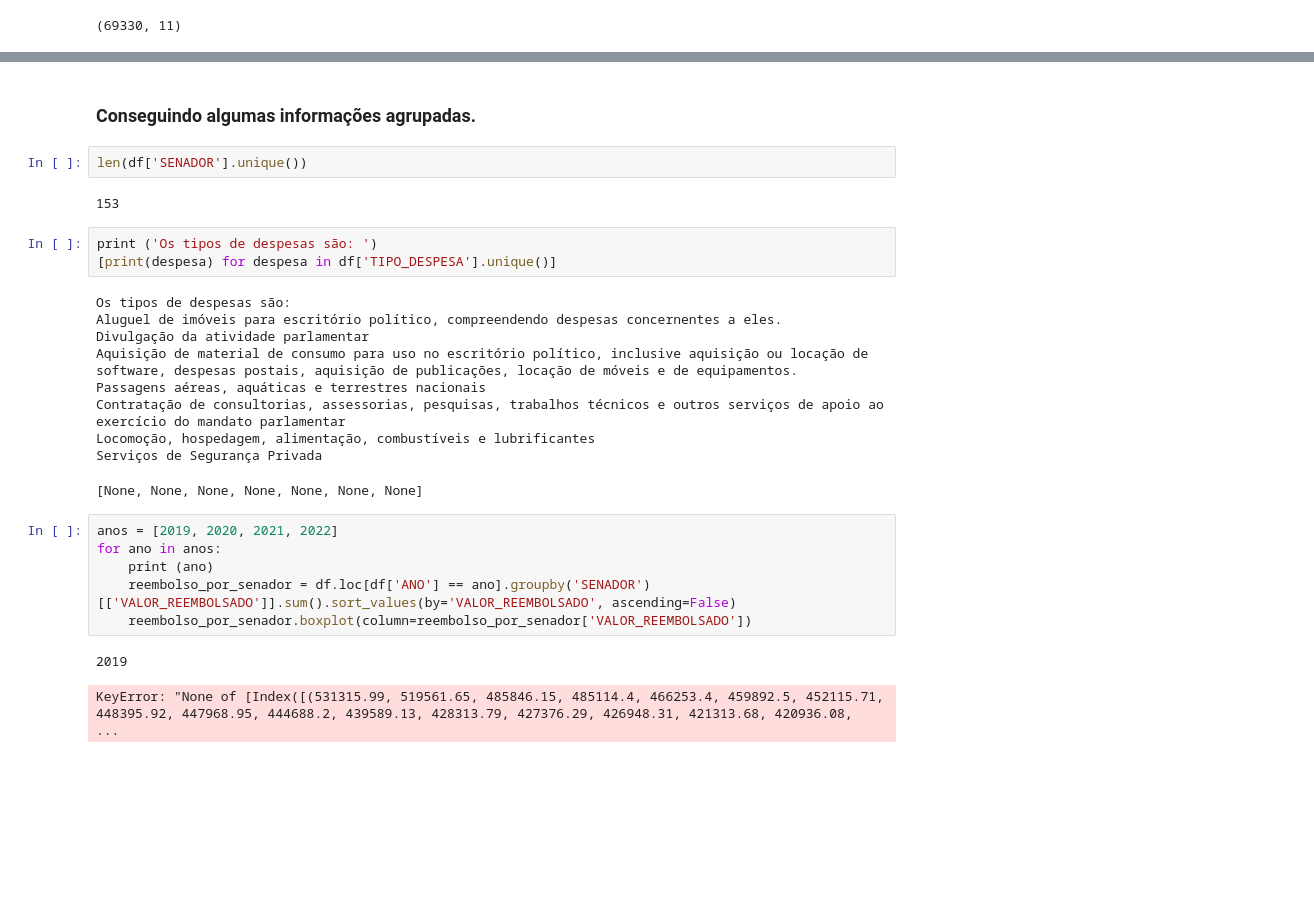
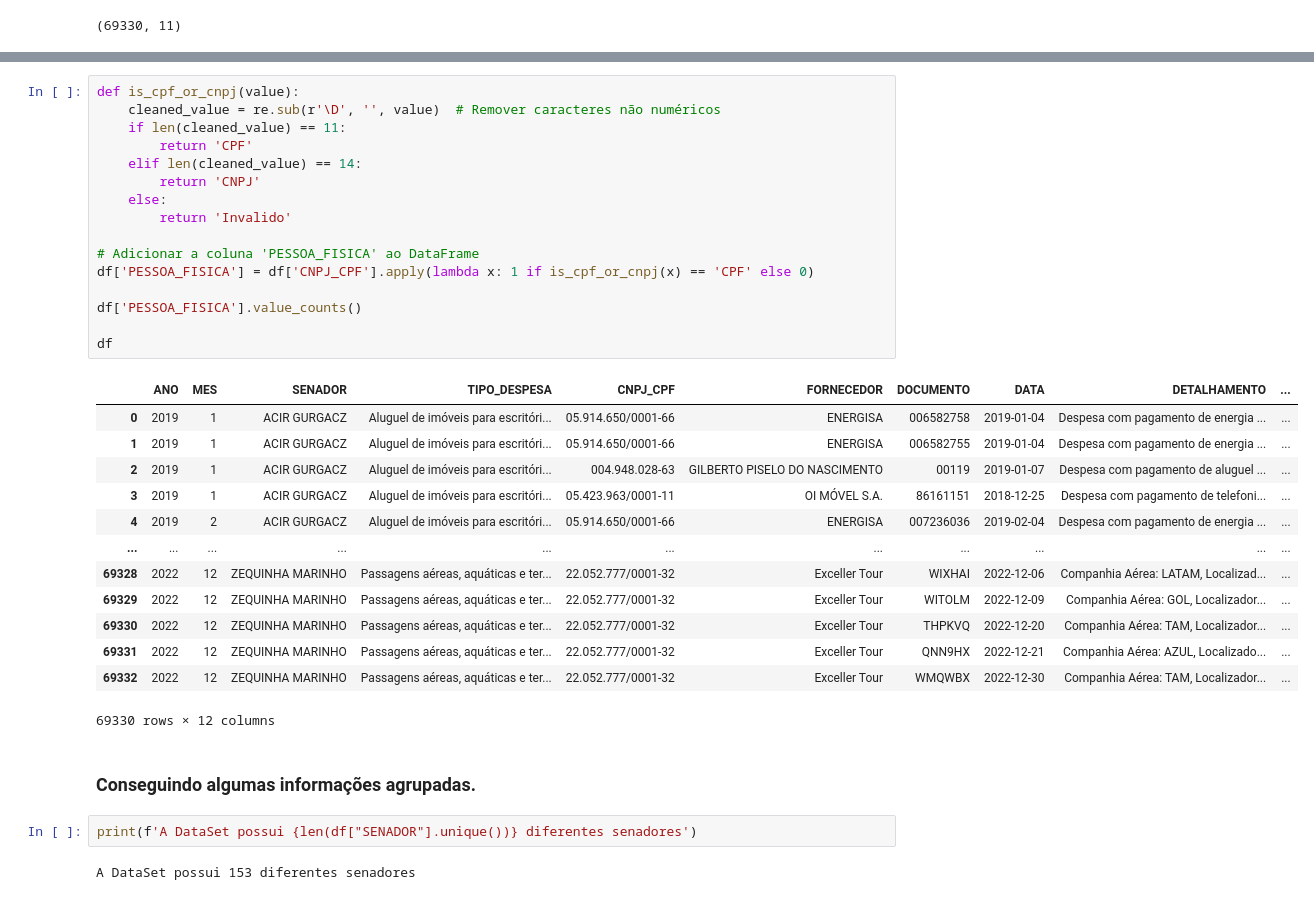
Before and after one commit to JulyAnderson/ds-cotas-parlamentares, a Jupyter notebook: cotas_parlamentares.ipynb, the cells around one changed output, grey strips where cells are left out. Cells and saved outputs as stored; diff of their text form; blank space fills up the shorter version.

```diff
--- a/cotas_parlamentares.ipynb
+++ b/cotas_parlamentares.ipynb
@@ -107,28 +156,36 @@ df.shape
+# %%
+def is_cpf_or_cnpj(value):
+    cleaned_value = re.sub(r'\D', '', value)  # Remover caracteres não numéricos
+    if len(cleaned_value) == 11:
+        return 'CPF'
+    elif len(cleaned_value) == 14:
+        return 'CNPJ'
+    else:
+        return 'Invalido'
+
+# Adicionar a coluna 'PESSOA_FISICA' ao DataFrame
+df['PESSOA_FISICA'] = df['CNPJ_CPF'].apply(lambda x: 1 if is_cpf_or_cnpj(x) == 'CPF' else 0)
+
+df['PESSOA_FISICA'].value_counts()
+
+df
+# %% [output]
+|  | ANO | MES | SENADOR | TIPO_DESPESA | CNPJ_CPF | FORNECEDOR | DOCUMENTO | DATA | DETALHAMENTO | ... |
+| 0 | 2019 | 1 | ACIR GURGACZ | Aluguel de imóveis para escritóri... | 05.914.650/0001-66 | ENERGISA | 006582758 | 2019-01-04 | Despesa com pagamento de energia ... | ... |
+| 1 | 2019 | 1 | ACIR GURGACZ | Aluguel de imóveis para escritóri... | 05.914.650/0001-66 | ENERGISA | 006582755 | 2019-01-04 | Despesa com pagamento de energia ... | ... |
+| 2 | 2019 | 1 | ACIR GURGACZ | Aluguel de imóveis para escritóri... | 004.948.028-63 | GILBERTO PISELO DO NASCIMENTO | 00119 | 2019-01-07 | Despesa com pagamento de aluguel ... | ... |
+| 3 | 2019 | 1 | ACIR GURGACZ | Aluguel de imóveis para escritóri... | 05.423.963/0001-11 | OI MÓVEL S.A. | 86161151 | 2018-12-25 | Despesa com pagamento de telefoni... | ... |
+| 4 | 2019 | 2 | ACIR GURGACZ | Aluguel de imóveis para escritóri... | 05.914.650/0001-66 | ENERGISA | 007236036 | 2019-02-04 | Despesa com pagamento de energia ... | ... |
+| ... | ... | ... | ... | ... | ... | ... | ... | ... | ... | ... |
+| 69328 | 2022 | 12 | ZEQUINHA MARINHO | Passagens aéreas, aquáticas e ter... | 22.052.777/0001-32 | Exceller Tour | WIXHAI | 2022-12-06 | Companhia Aérea: LATAM, Localizad... | ... |
+| 69329 | 2022 | 12 | ZEQUINHA MARINHO | Passagens aéreas, aquáticas e ter... | 22.052.777/0001-32 | Exceller Tour | WITOLM | 2022-12-09 | Companhia Aérea: GOL, Localizador... | ... |
+| 69330 | 2022 | 12 | ZEQUINHA MARINHO | Passagens aéreas, aquáticas e ter... | 22.052.777/0001-32 | Exceller Tour | THPKVQ | 2022-12-20 | Companhia Aérea: TAM, Localizador... | ... |
+| 69331 | 2022 | 12 | ZEQUINHA MARINHO | Passagens aéreas, aquáticas e ter... | 22.052.777/0001-32 | Exceller Tour | QNN9HX | 2022-12-21 | Companhia Aérea: AZUL, Localizado... | ... |
+| 69332 | 2022 | 12 | ZEQUINHA MARINHO | Passagens aéreas, aquáticas e ter... | 22.052.777/0001-32 | Exceller Tour | WMQWBX | 2022-12-30 | Companhia Aérea: TAM, Localizador... | ... |
+69330 rows × 12 columns
 # %% [markdown]
 ### Conseguindo algumas informações agrupadas.
-# %%
-len(df['SENADOR'].unique())
-# %% [output]
-153
-# %%
-print ('Os tipos de despesas são: ')
-[print(despesa) for despesa in df['TIPO_DESPESA'].unique()]
-# %% [output]
-Os tipos de despesas são:
-Aluguel de imóveis para escritório político, compreendendo despesas concernentes a eles.
-Divulgação da atividade parlamentar
-Aquisição de material de consumo para uso no escritório político, inclusive aquisição ou locação de software, despesas postais, aquisição de publicações, locação de móveis e de equipamentos.
-Passagens aéreas, aquáticas e terrestres nacionais
-Contratação de consultorias, assessorias, pesquisas, trabalhos técnicos e outros serviços de apoio ao exercício do mandato parlamentar
-Locomoção, hospedagem, alimentação, combustíveis e lubrificantes
-Serviços de Segurança Privada
-[None, None, None, None, None, None, None]
-# %%
-anos = [2019, 2020, 2021, 2022]
-for ano in anos:
-    print (ano)
-    reembolso_por_senador = df.loc[df['ANO'] == ano].groupby('SENADOR')[['VALOR_REEMBOLSADO']].sum().sort_values(by='VALOR_REEMBOLSADO', ascending=False)
-    reembolso_por_senador.boxplot(column=reembolso_por_senador['VALOR_REEMBOLSADO'])
-# %% [output]
-2019
-KeyError: "None of [Index([(531315.99, 519561.65, 485846.15, 485114.4, 466253.4, 459892.5, 452115.71, 448395.92, 447968.95, 444688.2, 439589.13, 428313.79, 427376.29, 426948.31, 421313.68, 420936.08,  ...
+# %%
+print(f'A DataSet possui {len(df["SENADOR"].unique())} diferentes senadores')
+# %% [output]
+A DataSet possui 153 diferentes senadores
```
Also changed, not shown: parts of 14 cells of this notebook.
